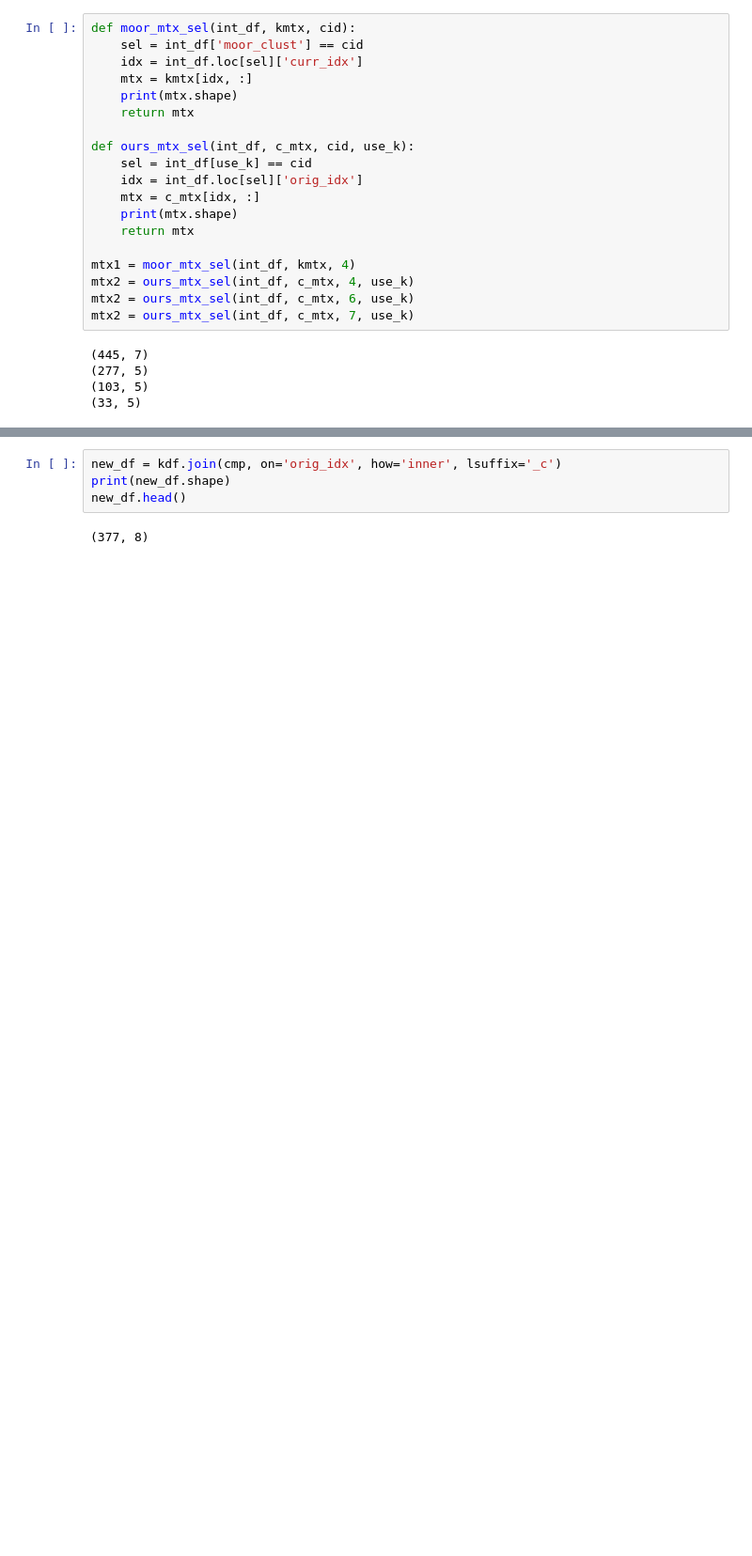
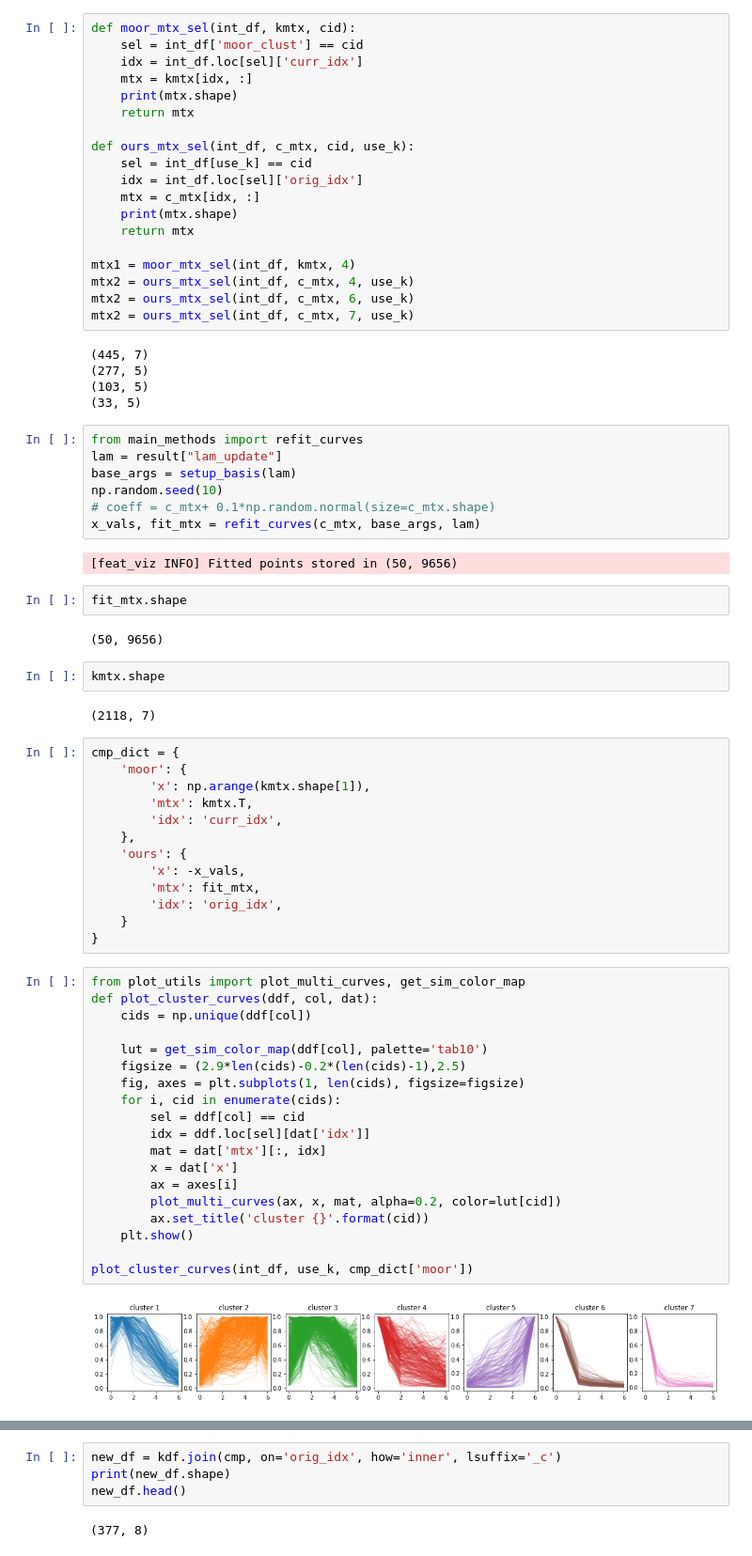
Before and after one commit to yashpatel5400/gliss, a Jupyter notebook: notebooks/setup_real_data_entero_part2.ipynb, the cells around one changed output, grey strips where cells are left out. Shown at 94% size. Saved outputs shown, nothing was run; the diff lists cells and outputs as text; blank space fills up the shorter version.

```diff
--- a/notebooks/setup_real_data_entero_part2.ipynb
+++ b/notebooks/setup_real_data_entero_part2.ipynb
@@ -301,3 +301,54 @@ mtx2 = ours_mtx_sel(int_df, c_mtx, 7, use_k)
 (277, 5)
 (103, 5)
 (33, 5)
+# %%
+from main_methods import refit_curves
+lam = result["lam_update"]
+base_args = setup_basis(lam)
+np.random.seed(10)
+# coeff = c_mtx+ 0.1*np.random.normal(size=c_mtx.shape)
+x_vals, fit_mtx = refit_curves(c_mtx, base_args, lam)
+# %% [output]
+[feat_viz INFO] Fitted points stored in (50, 9656)
+# %%
+fit_mtx.shape
+# %% [output]
+(50, 9656)
+# %%
+kmtx.shape
+# %% [output]
+(2118, 7)
+# %%
+cmp_dict = {
+    'moor': {
+        'x': np.arange(kmtx.shape[1]),
+        'mtx': kmtx.T,
+        'idx': 'curr_idx',
+    },
+    'ours': {
+        'x': -x_vals,
+        'mtx': fit_mtx,
+        'idx': 'orig_idx',
+    }
+}
+# %%
+from plot_utils import plot_multi_curves, get_sim_color_map
+def plot_cluster_curves(ddf, col, dat):
+    cids = np.unique(ddf[col])
+
+    lut = get_sim_color_map(ddf[col], palette='tab10')
+    figsize = (2.9*len(cids)-0.2*(len(cids)-1),2.5)
+    fig, axes = plt.subplots(1, len(cids), figsize=figsize)
+    for i, cid in enumerate(cids):
+        sel = ddf[col] == cid
+        idx = ddf.loc[sel][dat['idx']]
+        mat = dat['mtx'][:, idx]
+        x = dat['x']
+        ax = axes[i]
+        plot_multi_curves(ax, x, mat, alpha=0.2, color=lut[cid])
+        ax.set_title('cluster {}'.format(cid))
+    plt.show()
+
+plot_cluster_curves(int_df, use_k, cmp_dict['moor'])
+# %% [output]
+[figure, added]
```
Also changed, not shown: parts of 4 cells of this notebook, 2 other files.
